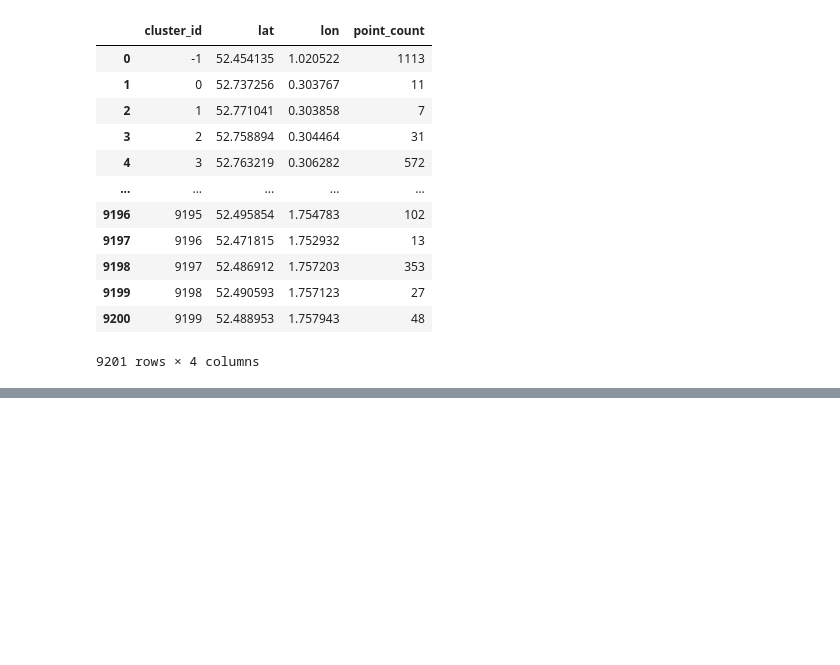
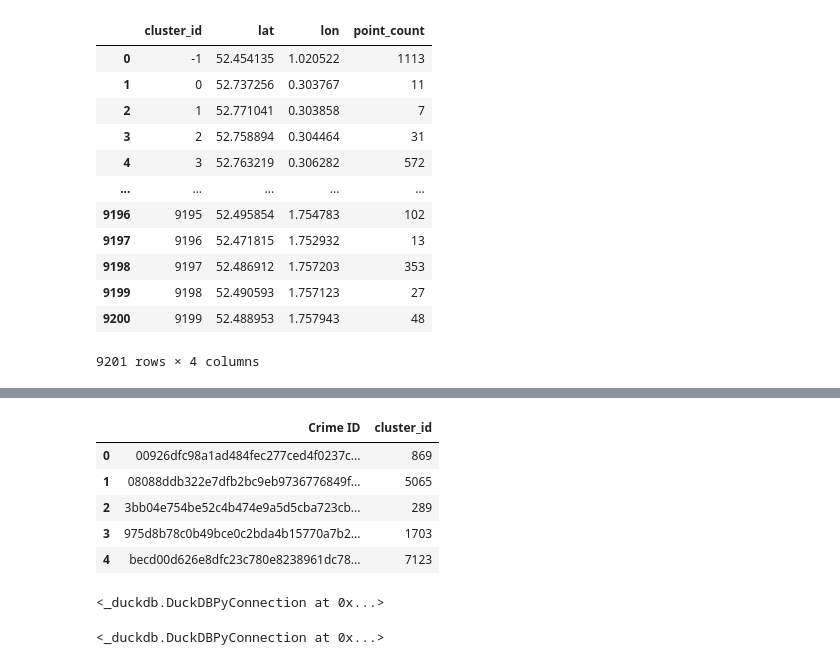
Before and after one commit to ClimatologyProjectProfile/crimetology, a Jupyter notebook: 1_spatial_clusters/spatial_clustering.ipynb, the cells around one changed output, grey strips where cells are left out. Cells and saved outputs as stored; diff of their text form; code cells hidden in the pictures; blank space fills up the shorter version.

```diff
--- a/1_spatial_clusters/spatial_clustering.ipynb
+++ b/1_spatial_clusters/spatial_clustering.ipynb
@@ -321,0 +369,13 @@ fig.show()
+# %%
+con.execute(query="""SELECT * FROM clustered_df LIMIT 5;""").df()
+# %% [output]
+|  | Crime ID | cluster_id |
+| 0 | 00926dfc98a1ad484fec277ced4f0237c... | 869 |
+| 1 | 08088ddb322e7dfb2bc9eb9736776849f... | 5065 |
+| 2 | 3bb04e754be52c4b474e9a5d5cba723cb... | 289 |
+| 3 | 975d8b78c0b49bce0c2bda4b15770a7b2... | 1703 |
+| 4 | becd00d626e8dfc23c780e8238961dc78... | 7123 |
+# %%
+con.execute(query="""ALTER TABLE crimetology_NS_clean ADD COLUMN IF NOT EXISTS "Cluster ID" INTEGER;""")
+# %% [output]
+<_duckdb.DuckDBPyConnection at 0x...>
@@ -321,0 +389,5 @@ fig.show()
+# %%
+con.execute(query="BEGIN TRANSACTION;")
+con.execute(query=add_cluster_labels_query)
+# %% [output]
+<_duckdb.DuckDBPyConnection at 0x...>
```
Also changed, not shown: parts of 10 cells of this notebook, 1 other file.
